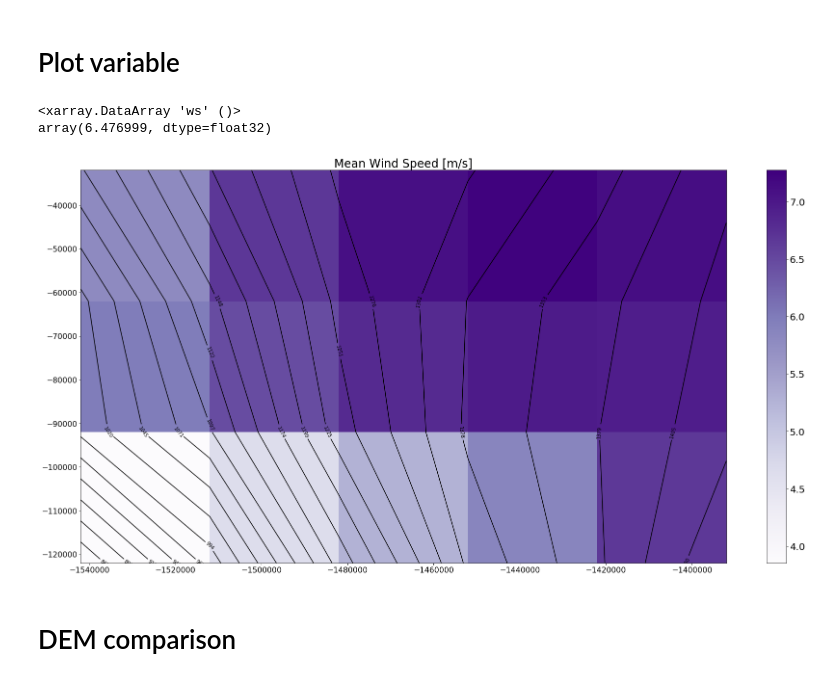
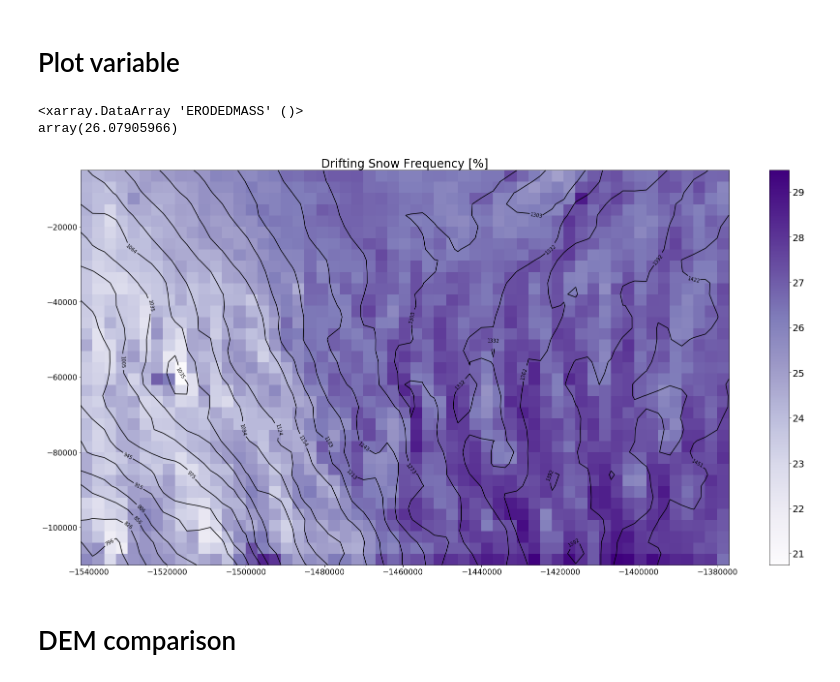
Before and after one commit to EricKeenan/SNOWPACK_WAIS, a Jupyter notebook: analysis/Visualize_Meteorology.ipynb, the cells around one changed output. Saved outputs shown, nothing was run; the diff lists cells and outputs as text; code cells hidden in the pictures.

```diff
--- a/analysis/Visualize_Meteorology.ipynb
+++ b/analysis/Visualize_Meteorology.ipynb
@@ -24,7 +24,11 @@ y_snowpack = ds['northing']
 # Alpine-3D variable
 
 # Delta SWE
-# A3D_var = ds['swe'].isel(time=-1) - ds['swe'].isel(time=0); A3D_var *= 1000; colormap=RdBu_11.mpl_colormap
+# A3D_var = ds['swe'].isel(time=-1) - ds['swe'].isel(time=0); A3D_var *= 1000; colormap=YlGnBu_9.mpl_colormap #colormap=RdBu_11.mpl_colormap
+
+# Drifting snow frequency
+erosion = ds['ERODEDMASS'] > 0
+A3D_var = 100 * erosion.sum(dim='time') / len(ds['time']); colormap=Purples_9.mpl_colormap
 
 # Surface temperature
 # A3D_var = ds['ts'].mean(dim='time') - 273.15; colormap=YlOrRd_9.mpl_colormap
@@ -46,27 +50,27 @@ y_snowpack = ds['northing']
 # %%
 # Create figure
 plt.figure(figsize=(30,15))
 
 # DEM
 contour_levels = np.linspace(dem.min(), dem.max(), 25)
 contour = plt.contour(x_snowpack.values, y_snowpack.values, dem, contour_levels, linestyles='solid', colors='black')
 plt.clabel(contour, fmt = '%.0f', inline = True)
 
 # Alpine-3D variable
 # plt.pcolor(x_snowpack.values, y_snowpack.values, A3D_var, cmap = colormap, vmin=-np.abs(A3D_var).max(), vmax=np.abs(A3D_var).max())
 plt.pcolor(x_snowpack.values, y_snowpack.values, A3D_var, cmap=colormap, vmin=A3D_var.min(), vmax=A3D_var.max())
-plt.title('Mean Wind Speed [m/s]', fontsize=24)
+plt.title('Drifting Snow Frequency [%]', fontsize=24)
 
 plt.xticks(fontsize=16)
 plt.yticks(fontsize=16)
 cb = plt.colorbar()
 cb.ax.tick_params(labelsize=20)
 print(A3D_var.mean())
 plt.savefig("A3D_meteorology.pdf", dpi=100)
 # %% [output]
-<xarray.DataArray 'ws' ()>
-array(6.476999, dtype=float32)
+<xarray.DataArray 'ERODEDMASS' ()>
+array(26.07905966)
-[figure, old version]
+[figure, new version]
 # %% [markdown]
 # DEM comparison
 # %%
```
Also changed, not shown: parts of 2 cells of this notebook, 8 other files.
